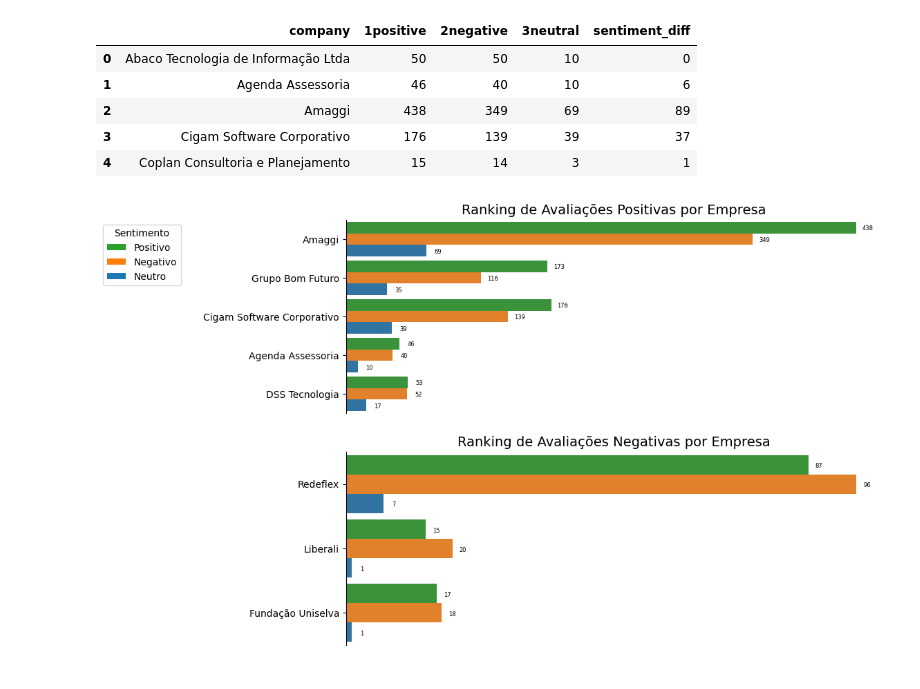
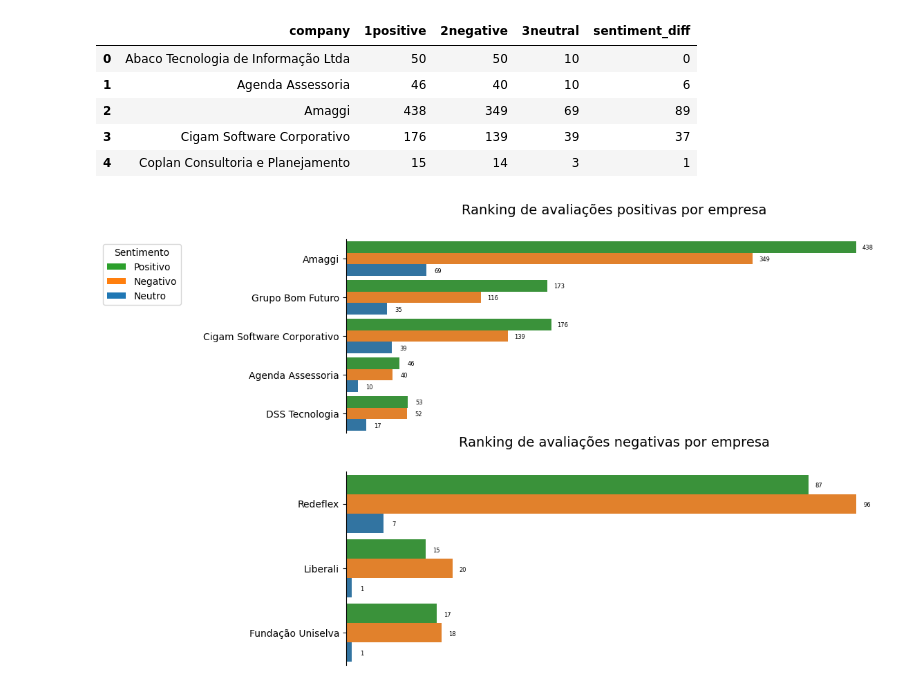
Before and after one commit to stevillis/glassdoor-reviews-report, a Jupyter notebook: _3_ranking_sentiment_distribution_by_company.ipynb, the cells around one changed output. Cells and saved outputs as stored; diff of their text form; code cells hidden in the pictures.

Commit message:
feat: create companies reviews ranking

```diff
--- a/_3_ranking_sentiment_distribution_by_company.ipynb
+++ b/_3_ranking_sentiment_distribution_by_company.ipynb
@@ -262,48 +260,42 @@ ax[0].set_ylabel("")
 ax[1].set_ylabel("")
 
 ax[0].set_title(
-    "Ranking de Avaliações Positivas por Empresa",
-    fontdict={
-        # "weight": "bold",
-        "size": ReportConfig.CHART_TITLE_FONT_SIZE,
-    },
-    loc="center",
+    "Ranking de avaliações positivas por empresa",
+    fontsize=ReportConfig.CHART_TITLE_FONT_SIZE,
+    y=1.1,
 )
 
 ax[1].set_title(
-    "Ranking de Avaliações Negativas por Empresa",
-    fontdict={
-        # "weight": "bold",
-        "size": ReportConfig.CHART_TITLE_FONT_SIZE,
-    },
-    loc="center",
+    "Ranking de avaliações negativas por empresa",
+    fontsize=ReportConfig.CHART_TITLE_FONT_SIZE,
+    y=1.1,
 )
 
 ax[0].spines["top"].set_visible(False)
 ax[0].spines["right"].set_visible(False)
 ax[0].spines["bottom"].set_visible(False)
 
 ax[1].spines["top"].set_visible(False)
 ax[1].spines["right"].set_visible(False)
 ax[1].spines["bottom"].set_visible(False)
 
 positive_patch = plt.Rectangle((0, 0), 1, 1, fc=ReportConfig.POSITIVE_SENTIMENT_COLOR)
 negative_patch = plt.Rectangle((0, 0), 1, 1, fc=ReportConfig.NEGATIVE_SENTIMENT_COLOR)
 neutral_patch = plt.Rectangle((0, 0), 1, 1, fc=ReportConfig.NEUTRAL_SENTIMENT_COLOR)
 
 ax[0].legend(
     handles=[positive_patch, negative_patch, neutral_patch],
     labels=["Positivo", "Negativo", "Neutro"],
     title="Sentimento",
     bbox_to_anchor=(-0.3, 1),
     # loc="upper center"
 )
 
 ax[1].get_legend().remove()
 
 plt.show()
 # %% [output]
-[figure, old version]
+[figure, new version]
 # %%
 fig, ax = plt.subplots(1, figsize=(10, 8))
 
```
Also changed, not shown: parts of 3 cells of this notebook, 3 other files.
